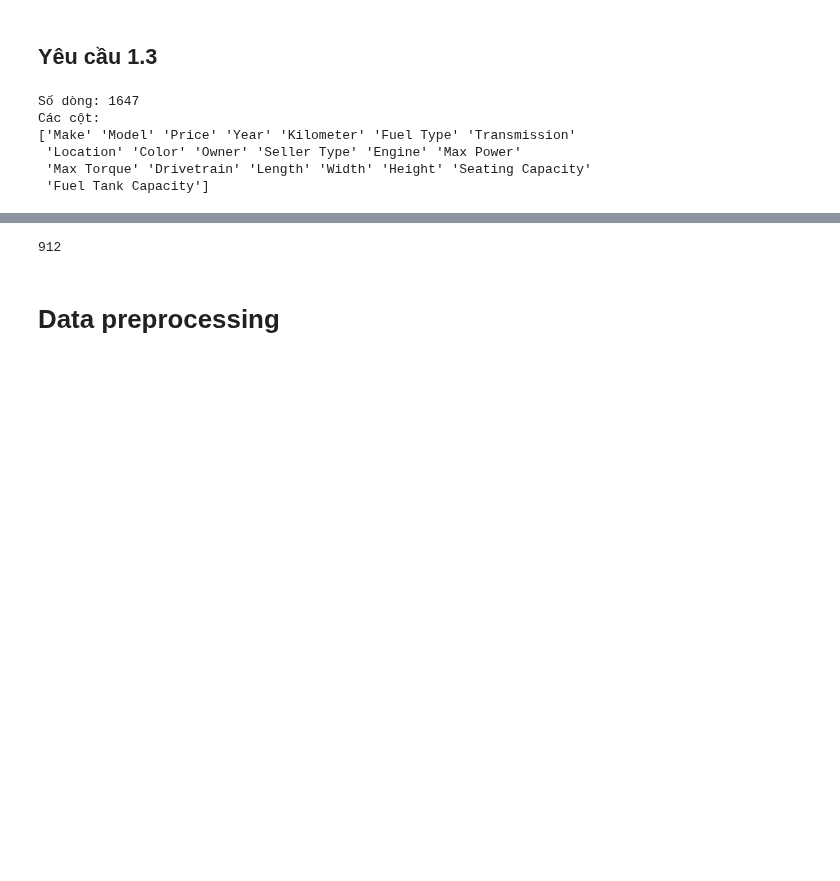
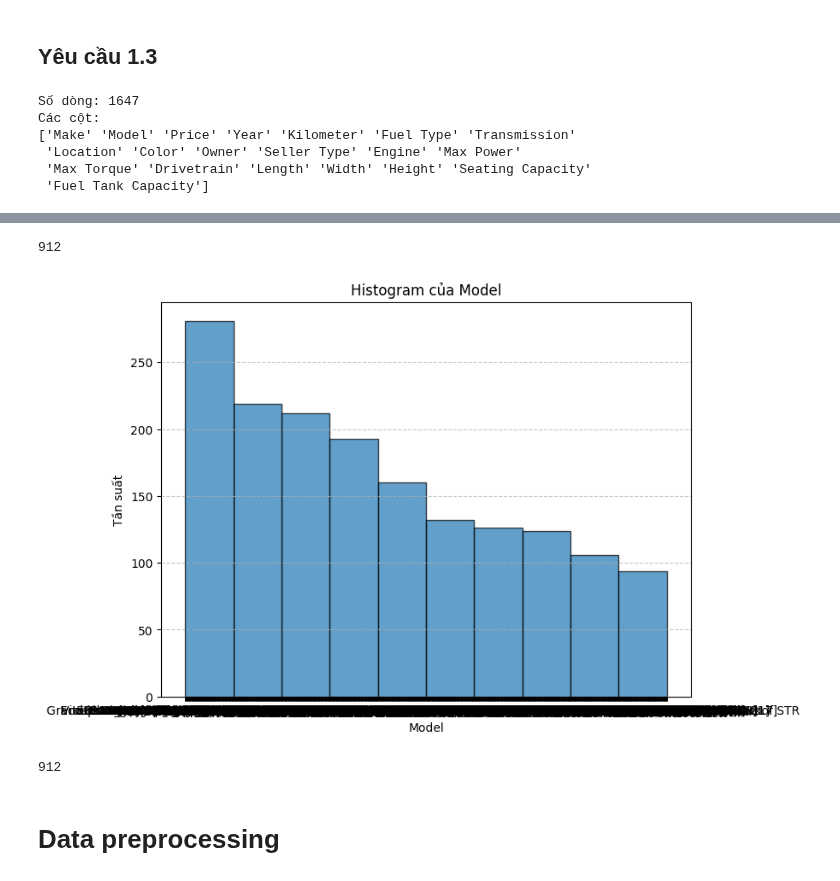
Before and after one commit to p1neapplechoco/LAB1-MML, a Jupyter notebook: visualize.ipynb, the cells around one changed output, grey strips where cells are left out. Saved outputs shown, nothing was run; the diff lists cells and outputs as text; code cells hidden in the pictures; blank space fills up the shorter version.

Commit message:
update visualizing

```diff
--- a/visualize.ipynb
+++ b/visualize.ipynb
@@ -36,3 +33,18 @@ def check_catag(name):
+# %%
+def check_catag(name):
+    print(data[name].unique().size)
+    plt.figure(figsize=(8, 6))
+    plt.hist(data[name], bins=10, edgecolor='black', alpha=0.7)
+    plt.xlabel(name)
+    plt.ylabel("Tần suất")
+    plt.title(f"Histogram của {name}")
+    plt.grid(axis="y", linestyle="--", alpha=0.7)
+    plt.show()
+# %%
+check_catag("Model")
+# %% [output]
+912
+[figure, added]
 # %%
 data["Model"].unique().size
 # %% [output]
```
Also changed, not shown: parts of 1 cell of this notebook.
